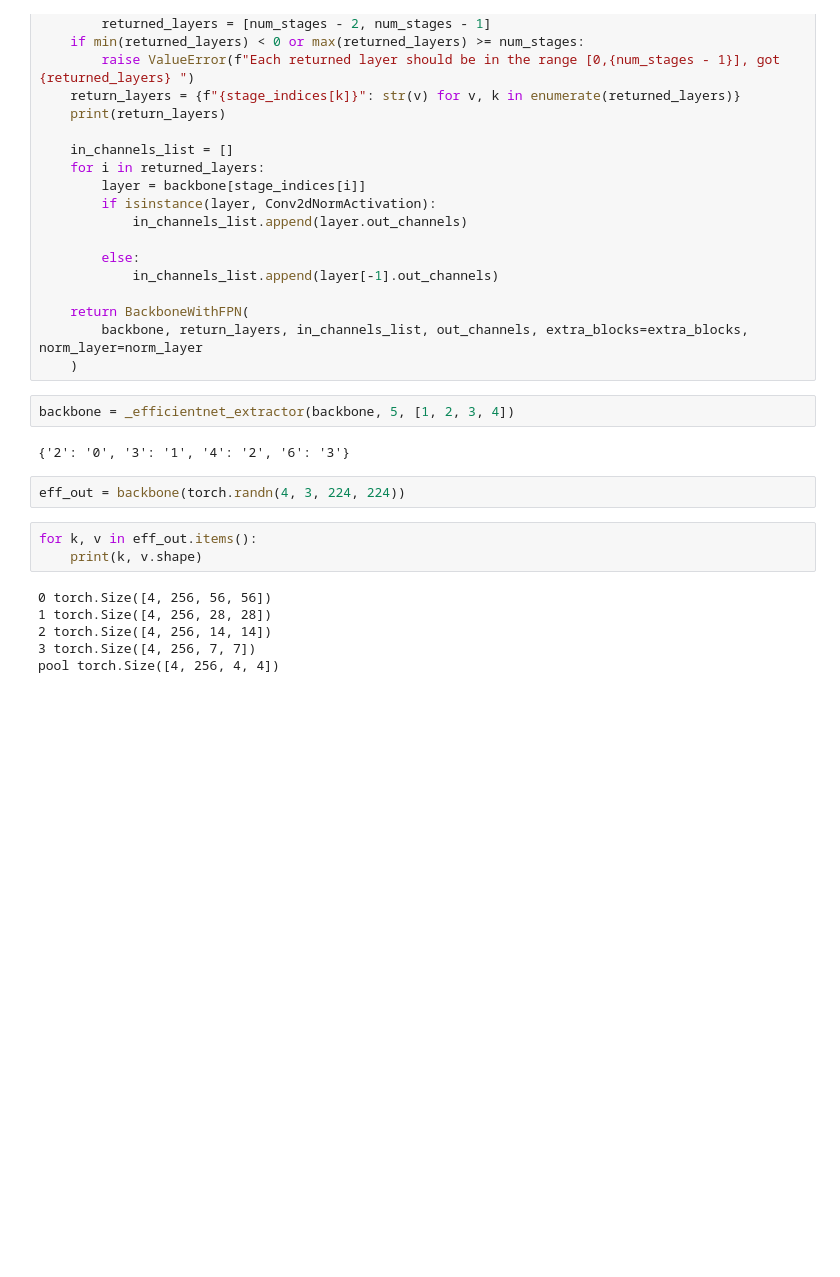
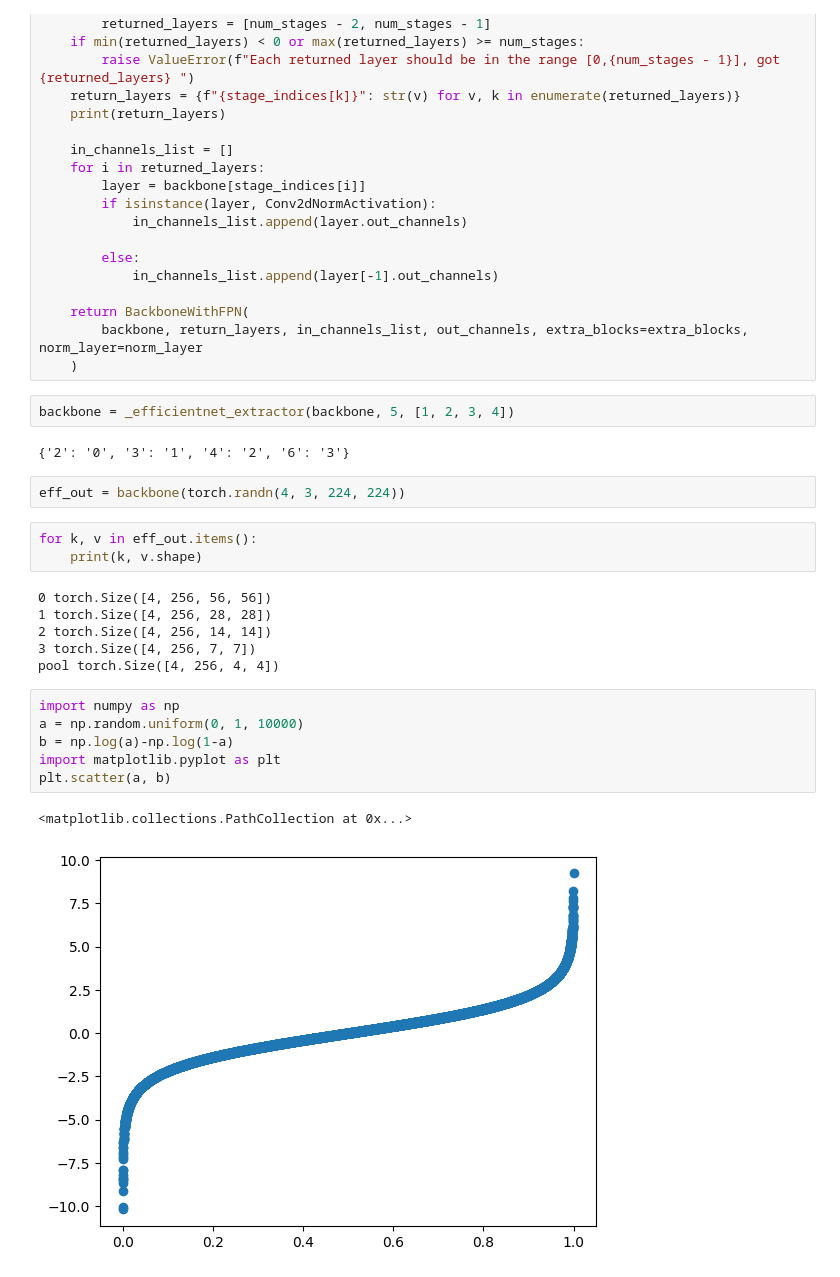
Before and after one commit to crazyboy9103/oriented_detection, a Jupyter notebook: notebooks/model.ipynb, the cells around one changed output. Drawn from its saved outputs; the diff is of its cells as text; blank space fills up the shorter version.

```diff
--- a/notebooks/model.ipynb
+++ b/notebooks/model.ipynb
@@ -368,3 +368,12 @@ for k, v in eff_out.items():
 2 torch.Size([4, 256, 14, 14])
 3 torch.Size([4, 256, 7, 7])
 pool torch.Size([4, 256, 4, 4])
+# %%
+import numpy as np
+a = np.random.uniform(0, 1, 10000)
+b = np.log(a)-np.log(1-a)
+import matplotlib.pyplot as plt
+plt.scatter(a, b)
+# %% [output]
+<matplotlib.collections.PathCollection at 0x...>
+[figure, added]
```
Also changed, not shown: 8 other files.
